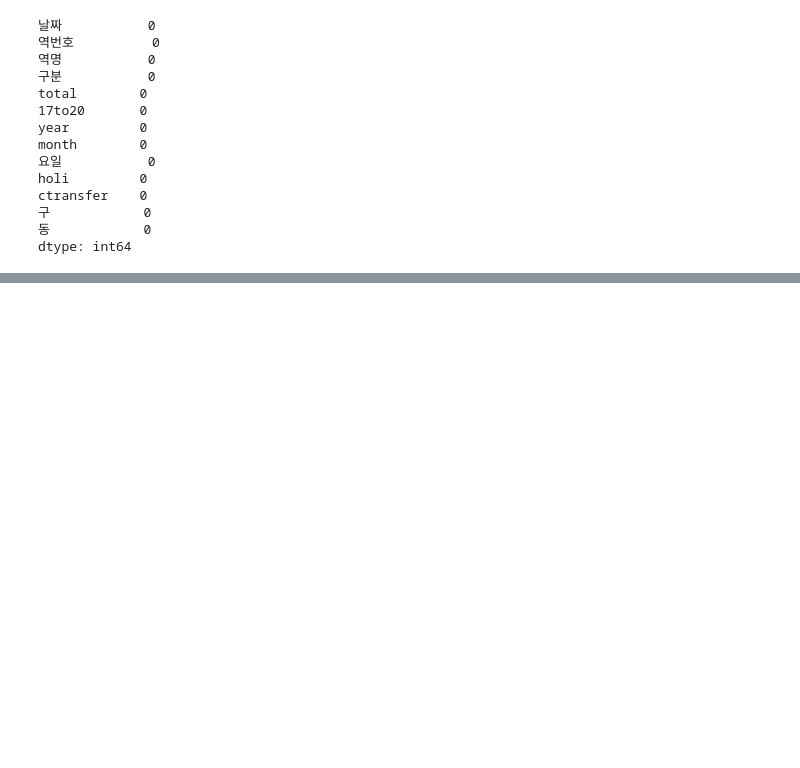
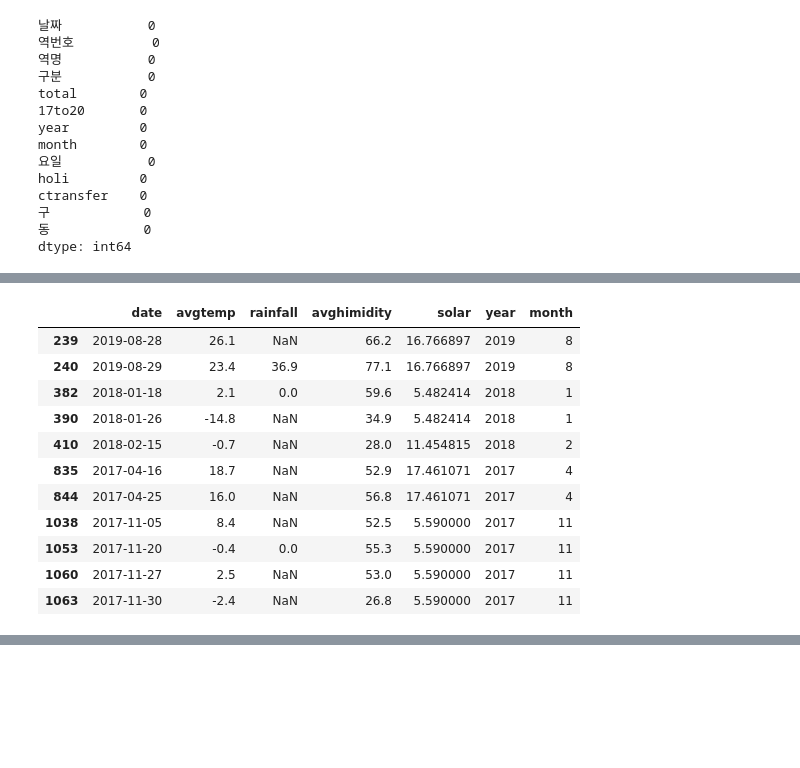
Before and after one commit to Seoheesu1/Regression, a Jupyter notebook: Preprocessing.ipynb, the cells around one changed output, grey strips where cells are left out. Drawn from its saved outputs; the diff is of its cells as text; code cells hidden in the pictures; blank space fills up the shorter version.

```diff
--- a/Preprocessing.ipynb
+++ b/Preprocessing.ipynb
@@ -666,0 +725,26 @@ dtype: int64
+# %%
+tem.date=pd.to_datetime(tem['date'])
+tem['year']=tem.date.apply(lambda x: x.year)
+tem['month']=tem.date.apply(lambda x: x.month)
+# %%
+msolar=tem.groupby(['year','month']).mean().reset_index()
+# %%
+a=np.where(tem.solar.isnull())[0]
+# %%
+for i in a:
+    tem.solar[i]=msolar.solar[(msolar.year==tem.year[i]) & (msolar.month==tem.month[i])]
+# %%
+tem.iloc[a,:]
+# %% [output]
+|  | date | avgtemp | rainfall | avghimidity | solar | year | month |
+| 239 | 2019-08-28 | 26.1 | NaN | 66.2 | 16.766897 | 2019 | 8 |
+| 240 | 2019-08-29 | 23.4 | 36.9 | 77.1 | 16.766897 | 2019 | 8 |
+| 382 | 2018-01-18 | 2.1 | 0.0 | 59.6 | 5.482414 | 2018 | 1 |
+| 390 | 2018-01-26 | -14.8 | NaN | 34.9 | 5.482414 | 2018 | 1 |
+| 410 | 2018-02-15 | -0.7 | NaN | 28.0 | 11.454815 | 2018 | 2 |
+| 835 | 2017-04-16 | 18.7 | NaN | 52.9 | 17.461071 | 2017 | 4 |
+| 844 | 2017-04-25 | 16.0 | NaN | 56.8 | 17.461071 | 2017 | 4 |
+| 1038 | 2017-11-05 | 8.4 | NaN | 52.5 | 5.590000 | 2017 | 11 |
+| 1053 | 2017-11-20 | -0.4 | 0.0 | 55.3 | 5.590000 | 2017 | 11 |
+| 1060 | 2017-11-27 | 2.5 | NaN | 53.0 | 5.590000 | 2017 | 11 |
+| 1063 | 2017-11-30 | -2.4 | NaN | 26.8 | 5.590000 | 2017 | 11 |
```
Also changed, not shown: parts of 18 cells of this notebook.
